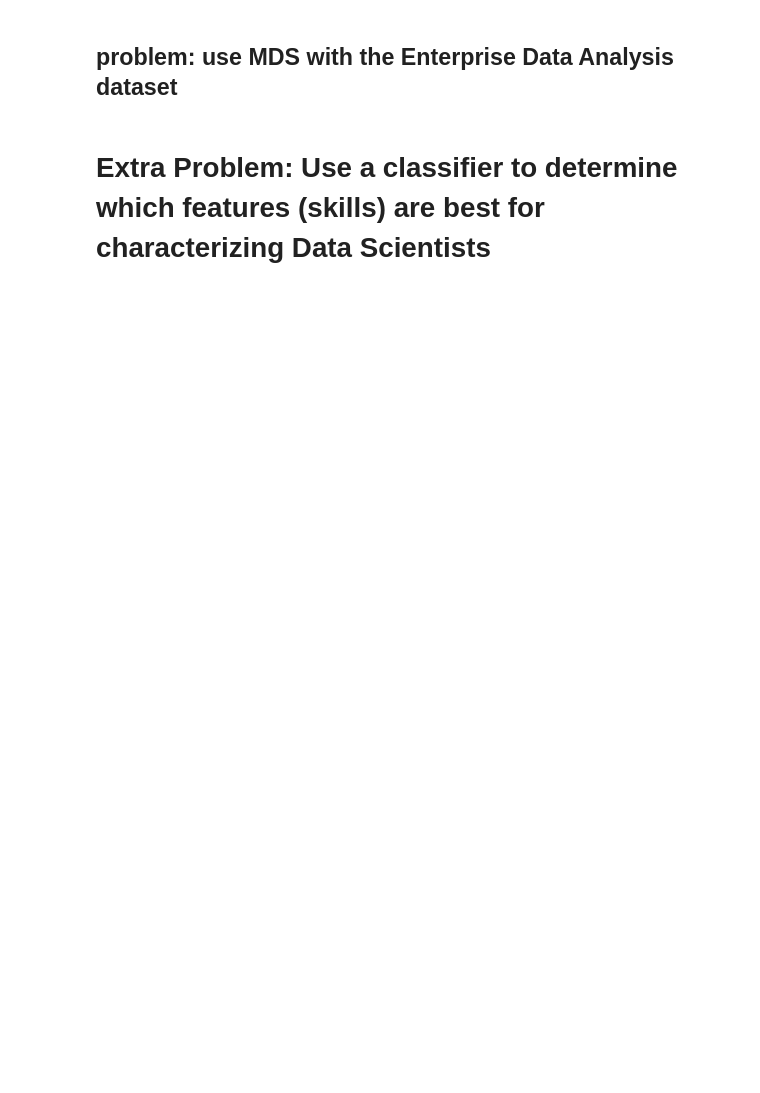
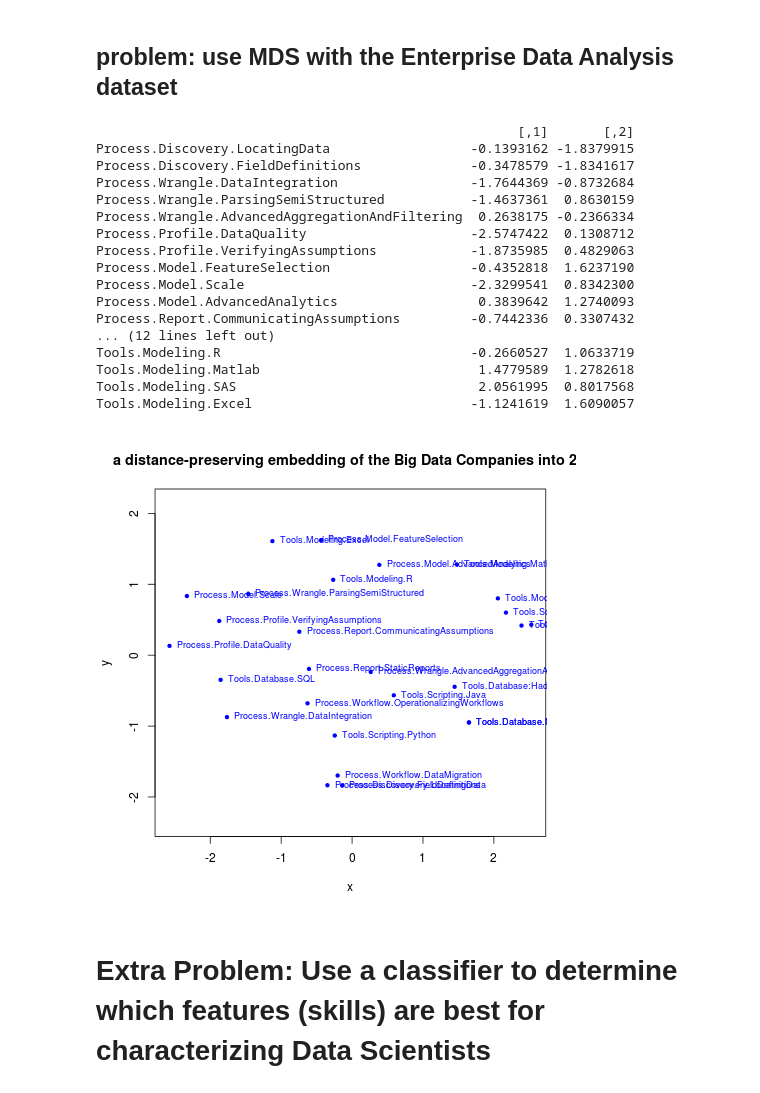
Before and after one commit to realmichaelzyy/cs249-2, a Jupyter notebook: hw3/MiniHW3_v2.01.ipynb, the cells around one changed output. Saved outputs shown, nothing was run; the diff lists cells and outputs as text; code cells hidden in the pictures; blank space fills up the shorter version.

```diff
--- a/hw3/MiniHW3_v2.01.ipynb
+++ b/hw3/MiniHW3_v2.01.ipynb
@@ -1153,3 +1145,35 @@ isoMDS> lines(swiss.sh$x, swiss.sh$yf, type = "S")
+# %%
+%%R
+
+locations = cmdscale( dist(WhatIsUsedByWhom) )
+#  get a 2-dimensional embedding (default) of the BigData100
+print(locations)
+
+x = locations[,1]
+y = locations[,2]
+
+plot( x, y, asp=1, col="blue", main="a distance-preserving embedding of the Big Data Companies into 2D", pch=20 )
+
+text( x, y, rownames(WhatIsUsedByWhom), col="blue", pos=4, cex=0.75 )
+# %% [output]
+                                                      [,1]       [,2]
+Process.Discovery.LocatingData                  -0.1393162 -1.8379915
+Process.Discovery.FieldDefinitions              -0.3478579 -1.8341617
+Process.Wrangle.DataIntegration                 -1.7644369 -0.8732684
+Process.Wrangle.ParsingSemiStructured           -1.4637361  0.8630159
+Process.Wrangle.AdvancedAggregationAndFiltering  0.2638175 -0.2366334
+Process.Profile.DataQuality                     -2.5747422  0.1308712
+Process.Profile.VerifyingAssumptions            -1.8735985  0.4829063
+Process.Model.FeatureSelection                  -0.4352818  1.6237190
+Process.Model.Scale                             -2.3299541  0.8342300
+Process.Model.AdvancedAnalytics                  0.3839642  1.2740093
+Process.Report.CommunicatingAssumptions         -0.7442336  0.3307432
+... (12 lines left out)
+Tools.Modeling.R                                -0.2660527  1.0633719
+Tools.Modeling.Matlab                            1.4779589  1.2782618
+Tools.Modeling.SAS                               2.0561995  0.8017568
+Tools.Modeling.Excel                            -1.1241619  1.6090057
+[figure, added]
 # %% [markdown]
 # Extra Problem:  Use a classifier to determine which features (skills) are best for characterizing Data Scientists
 # %%
```
Also changed, not shown: parts of 6 cells of this notebook.
